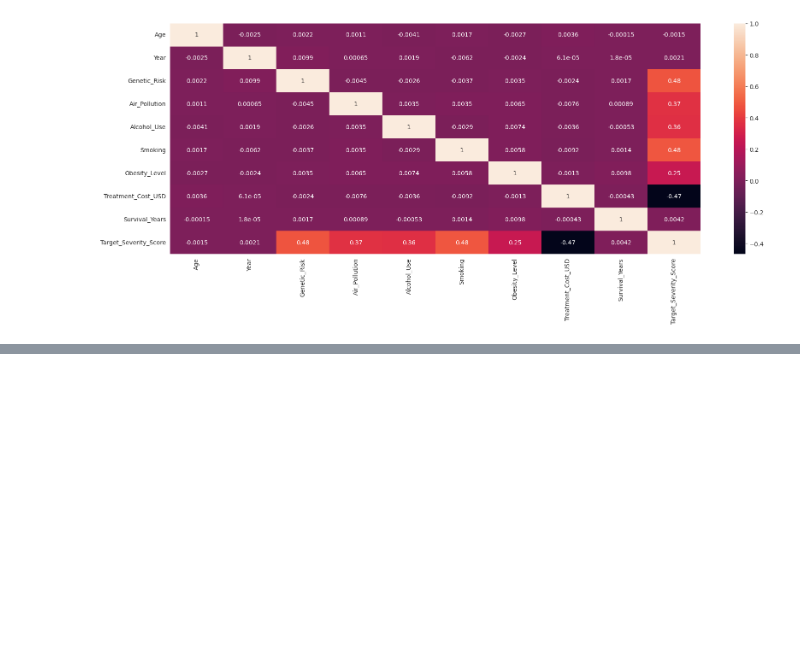
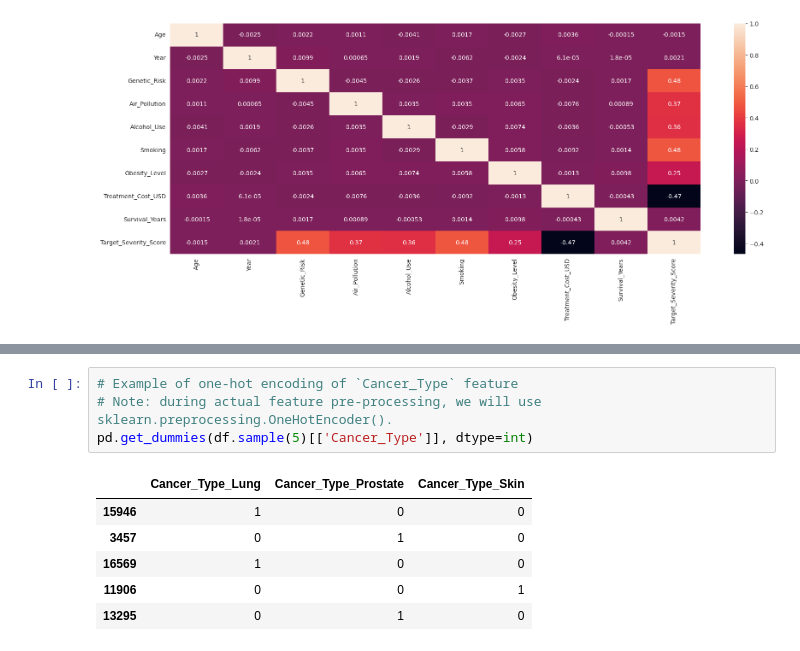
Before and after one commit to adityataps/ML, a Jupyter notebook: notebooks/Cancer QoL Multivariate Regression Modeling/cancer_qol_multivariate_regression.ipynb, the cells around one changed output, grey strips where cells are left out. Drawn from its saved outputs; the diff is of its cells as text; blank space fills up the shorter version.

Commit message:
feat(cancer-qol): add feature engineering section

```diff
--- a/notebooks/Cancer QoL Multivariate Regression Modeling/cancer_qol_multivariate_regression.ipynb
+++ b/notebooks/Cancer QoL Multivariate Regression Modeling/cancer_qol_multivariate_regression.ipynb
@@ -228,0 +250,11 @@ Zahid Feroze. “Global_cancer_patients_2015_2024.” Kaggle.com, 2015, www.kagg
+# %%
+# Example of one-hot encoding of `Cancer_Type` feature
+# Note: during actual feature pre-processing, we will use sklearn.preprocessing.OneHotEncoder().
+pd.get_dummies(df.sample(5)[['Cancer_Type']], dtype=int)
+# %% [output]
+|  | Cancer_Type_Lung | Cancer_Type_Prostate | Cancer_Type_Skin |
+| 15946 | 1 | 0 | 0 |
+| 3457 | 0 | 1 | 0 |
+| 16569 | 1 | 0 | 0 |
+| 11906 | 0 | 0 | 1 |
+| 13295 | 0 | 1 | 0 |
```
Also changed, not shown: parts of 9 cells of this notebook.
